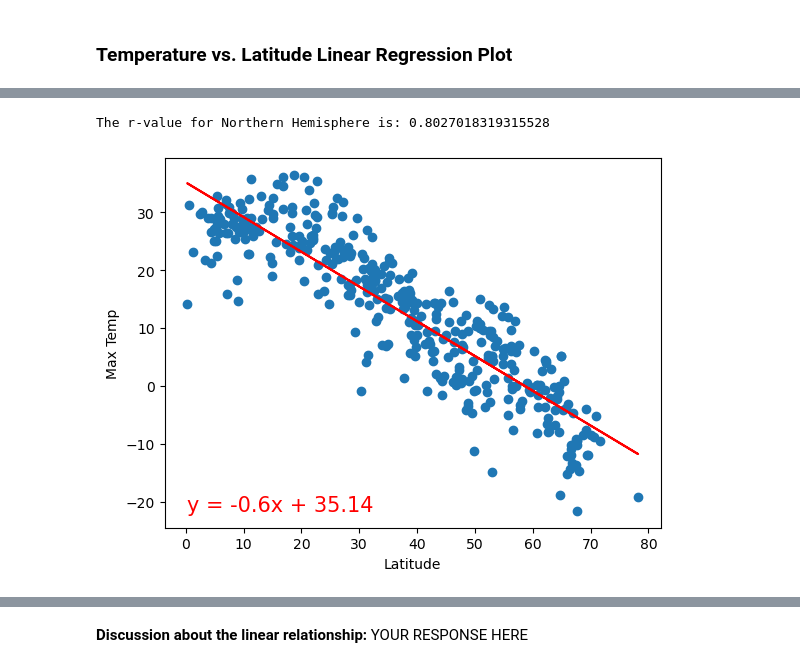
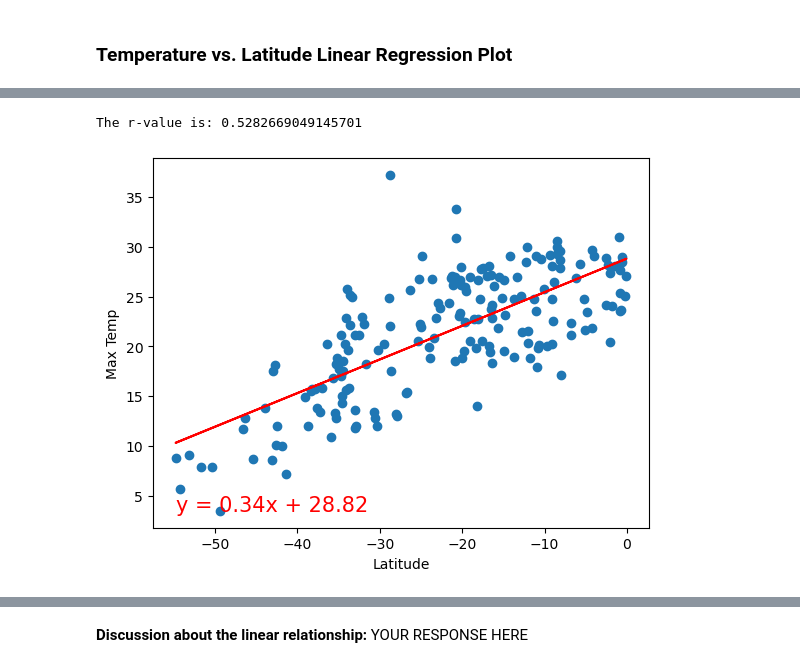
Before and after one commit to Muz32/python-api-challenge, a Jupyter notebook: WeatherPy.ipynb, the cells around one changed output, grey strips where cells are left out. Drawn from its saved outputs; the diff is of its cells as text; code cells hidden in the pictures.

```diff
--- a/WeatherPy.ipynb
+++ b/WeatherPy.ipynb
@@ -285,8 +285,7 @@ plt.show()
 # %%
 # Define a function to create Linear Regression plots
 # YOUR CODE HERE
-
-def plot_linear_regression(x_values, y_values, hemisphere):
+def plot_linear_regression(x_values, y_values, y_label):
     (slope, intercept, rvalue, pvalue, stderr) = linregress(x_values, y_values)
     regress_values = x_values * slope + intercept
 
@@ -299,11 +298,11 @@ def plot_linear_regression(x_values, y_values, hemisphere):
 
     # Label plot and annotate the line equation
     plt.xlabel('Latitude')
-    plt.ylabel('Max Temp')
+    plt.ylabel(y_label)  # Set the y-axis label dynamically
     plt.annotate(line_eq, (x_values.min(), y_values.min()), fontsize=15, color="red")
 
     # Print r value
-    print(f"The r-value for {hemisphere} Hemisphere is: {rvalue**2}")
+    print(f"The r-value is: {rvalue**2}")
     plt.show()
 # %%
 # Create a DataFrame with the Northern Hemisphere data (Latitude >= 0)
@@ -338,9 +344,9 @@ southern_hemi_df.head()
 # %%
-# Linear regression on Northern Hemisphere
+# Linear regression on Southern Hemisphere
 # YOUR CODE HERE
-x_values_northern = northern_hemi_df['Lat']
-y_values_northern = northern_hemi_df['Max Temp']
-plot_linear_regression(x_values_northern, y_values_northern, "Northern")
+x_values_southern = southern_hemi_df['Lat']
+y_values_southern = southern_hemi_df['Max Temp']
+plot_linear_regression(x_values_southern, y_values_southern, "Max Temp")
 # %% [output]
-The r-value for Northern Hemisphere is: 0.8027018319315528
+The r-value is: 0.5282669049145701
-[figure, old version]
+[figure, new version]
```
Also changed, not shown: parts of 19 cells of this notebook, 5 other files.
